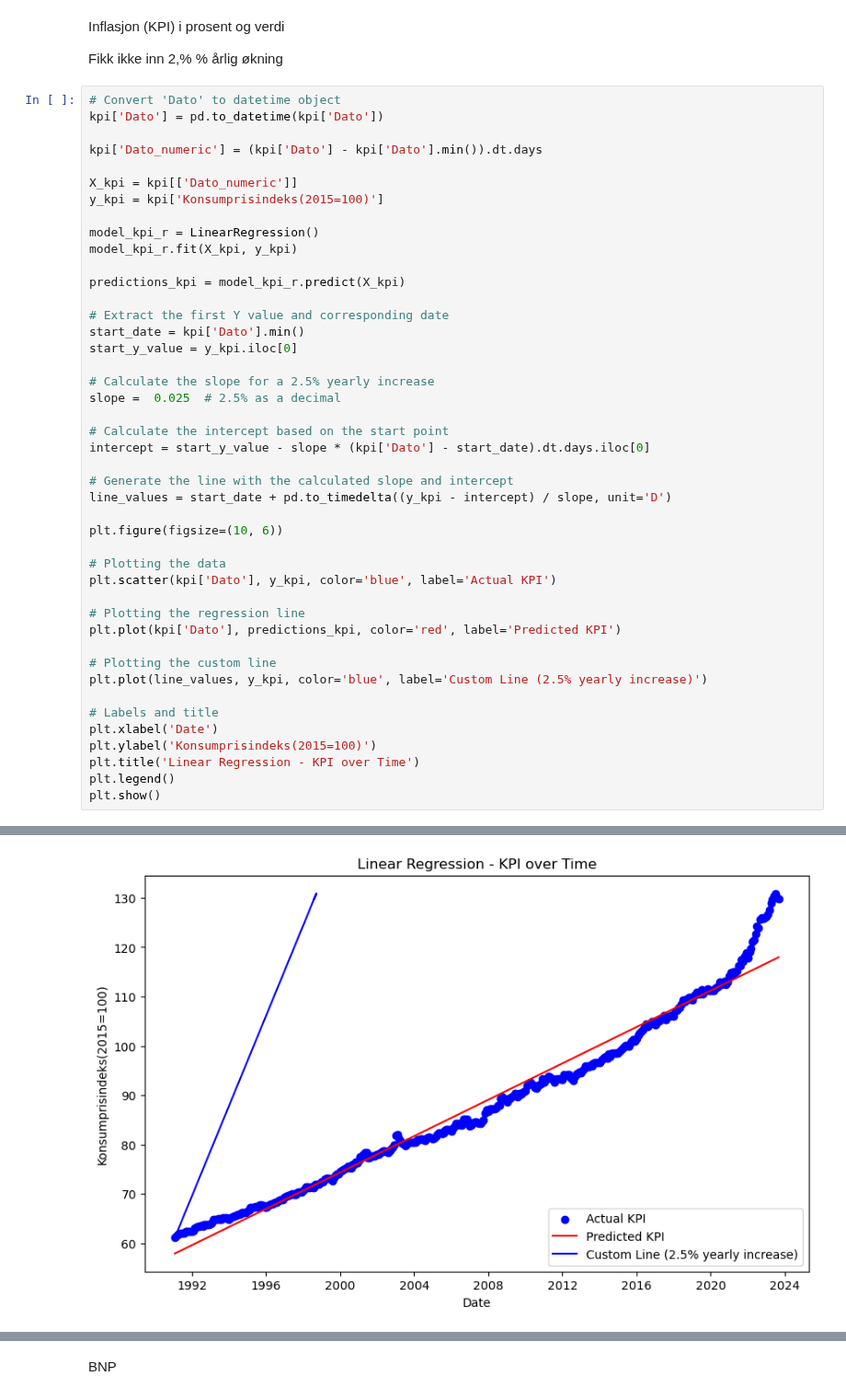
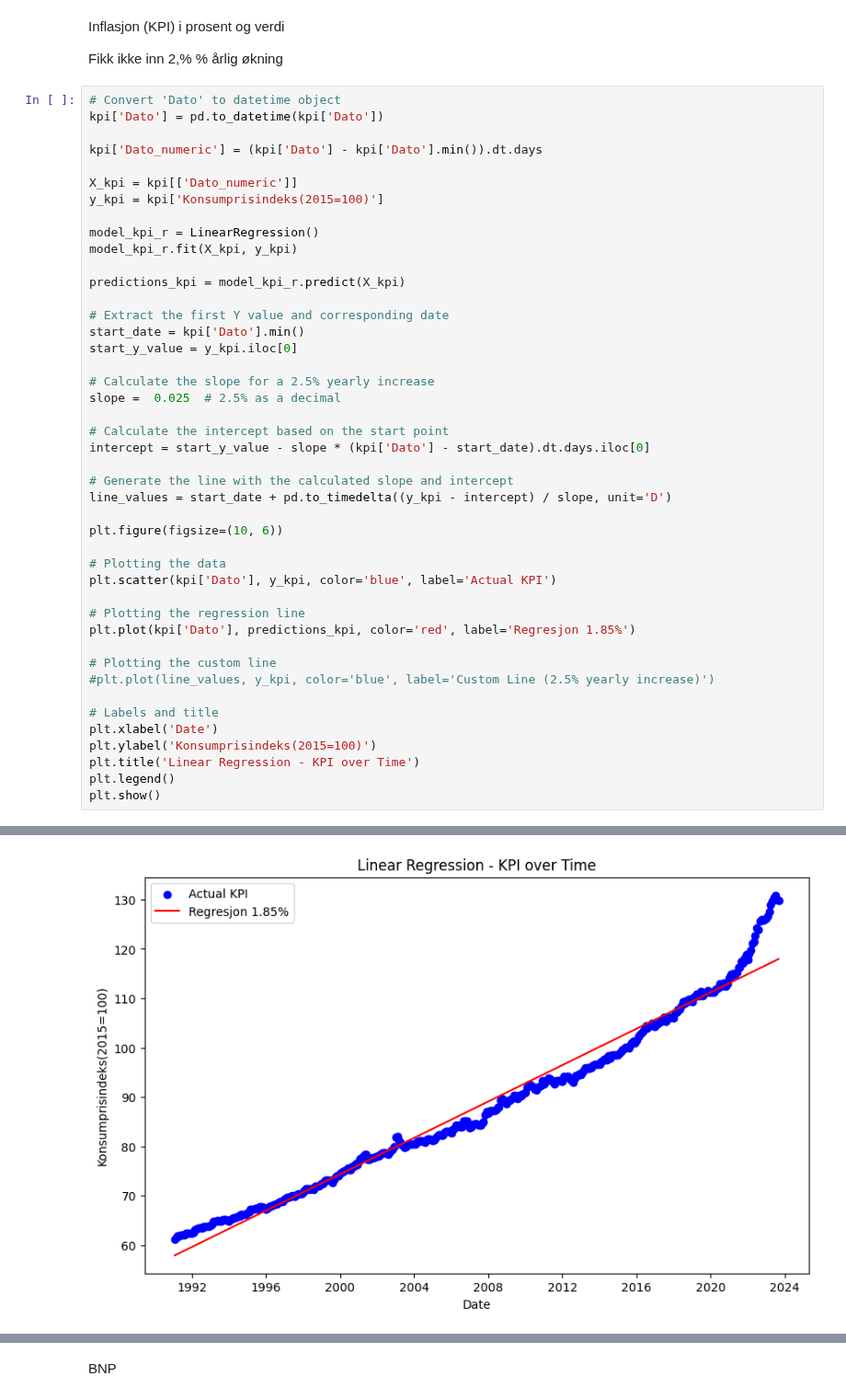
Before and after one commit to 591118/ProsjektADAH2023, a Jupyter notebook: prosjekt501.ipynb, the cells around one changed output, grey strips where cells are left out. Shown at 92% size. Drawn from its saved outputs; the diff is of its cells as text.

```diff
--- a/prosjekt501.ipynb
+++ b/prosjekt501.ipynb
@@ -452,36 +458,36 @@ intercept = start_y_value - slope * (kpi['Dato'] - start_date).dt.days.iloc[0]
 
 # Generate the line with the calculated slope and intercept
 line_values = start_date + pd.to_timedelta((y_kpi - intercept) / slope, unit='D')
 
 plt.figure(figsize=(10, 6))
 
 # Plotting the data
 plt.scatter(kpi['Dato'], y_kpi, color='blue', label='Actual KPI')
 
 # Plotting the regression line
-plt.plot(kpi['Dato'], predictions_kpi, color='red', label='Predicted KPI')
+plt.plot(kpi['Dato'], predictions_kpi, color='red', label='Regresjon 1.85%')
 
 # Plotting the custom line
-plt.plot(line_values, y_kpi, color='blue', label='Custom Line (2.5% yearly increase)')
+#plt.plot(line_values, y_kpi, color='blue', label='Custom Line (2.5% yearly increase)')
 
 # Labels and title
 plt.xlabel('Date')
 plt.ylabel('Konsumprisindeks(2015=100)')
 plt.title('Linear Regression - KPI over Time')
 plt.legend()
 plt.show()
 # %% [output]
 A value is trying to be set on a copy of a slice from a DataFrame.
 Try using .loc[row_indexer,col_indexer] = value instead
 
 See the caveats in the documentation: https://pandas.pydata.org/pandas-docs/stable/user_guide/indexing.html#returning-a-view-versus-a-copy
   kpi['Dato'] = pd.to_datetime(kpi['Dato'])
 A value is trying to be set on a copy of a slice from a DataFrame.
 Try using .loc[row_indexer,col_indexer] = value instead
 
 See the caveats in the documentation: https://pandas.pydata.org/pandas-docs/stable/user_guide/indexing.html#returning-a-view-versus-a-copy
   kpi['Dato_numeric'] = (kpi['Dato'] - kpi['Dato'].min()).dt.days
-[figure, old version]
+[figure, new version]
 # %%
 # Convert 'Dato' to datetime object
 kpi['Dato'] = pd.to_datetime(kpi['Dato'])
```
Also changed, not shown: parts of 8 cells of this notebook, 1 other file.
